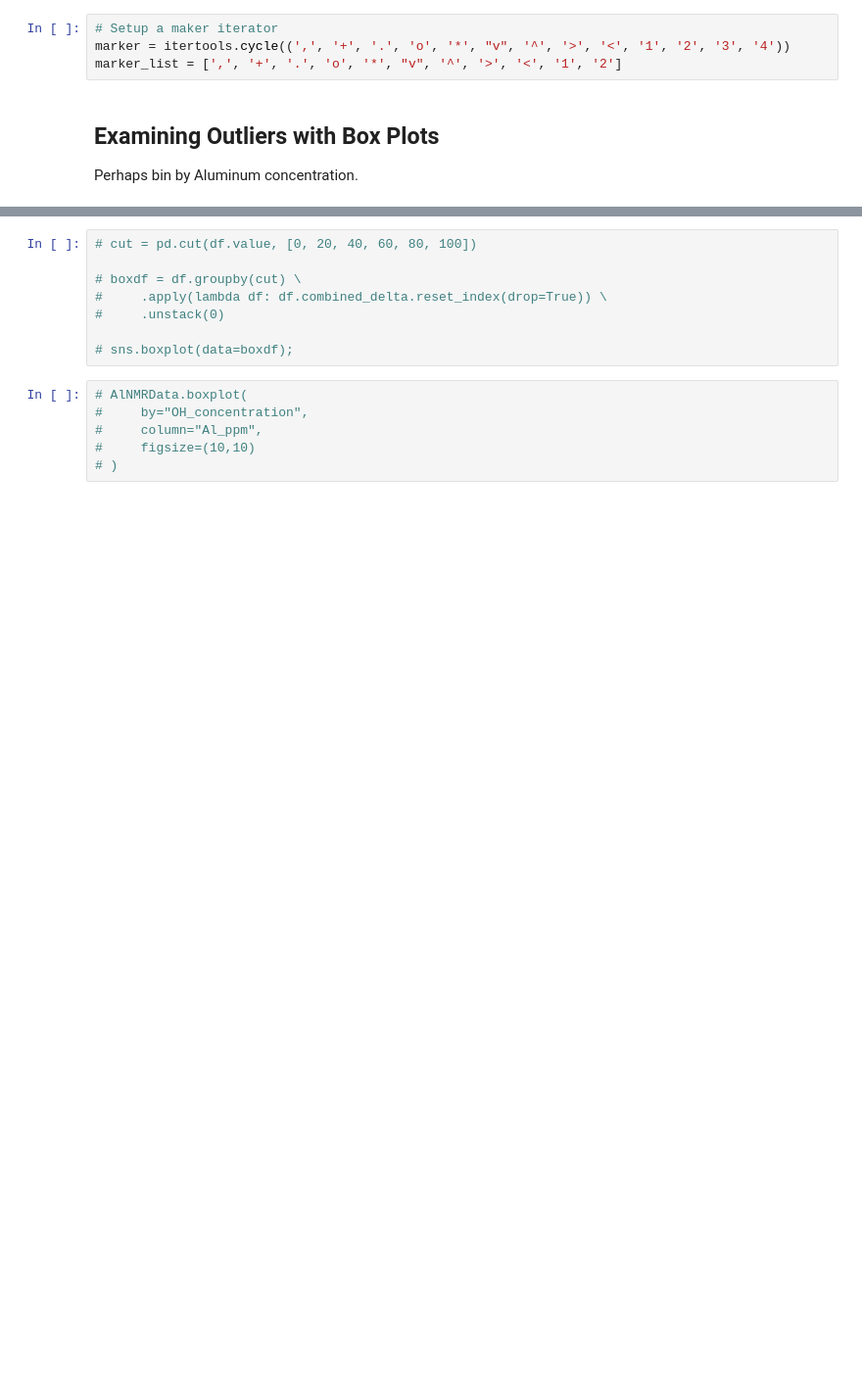
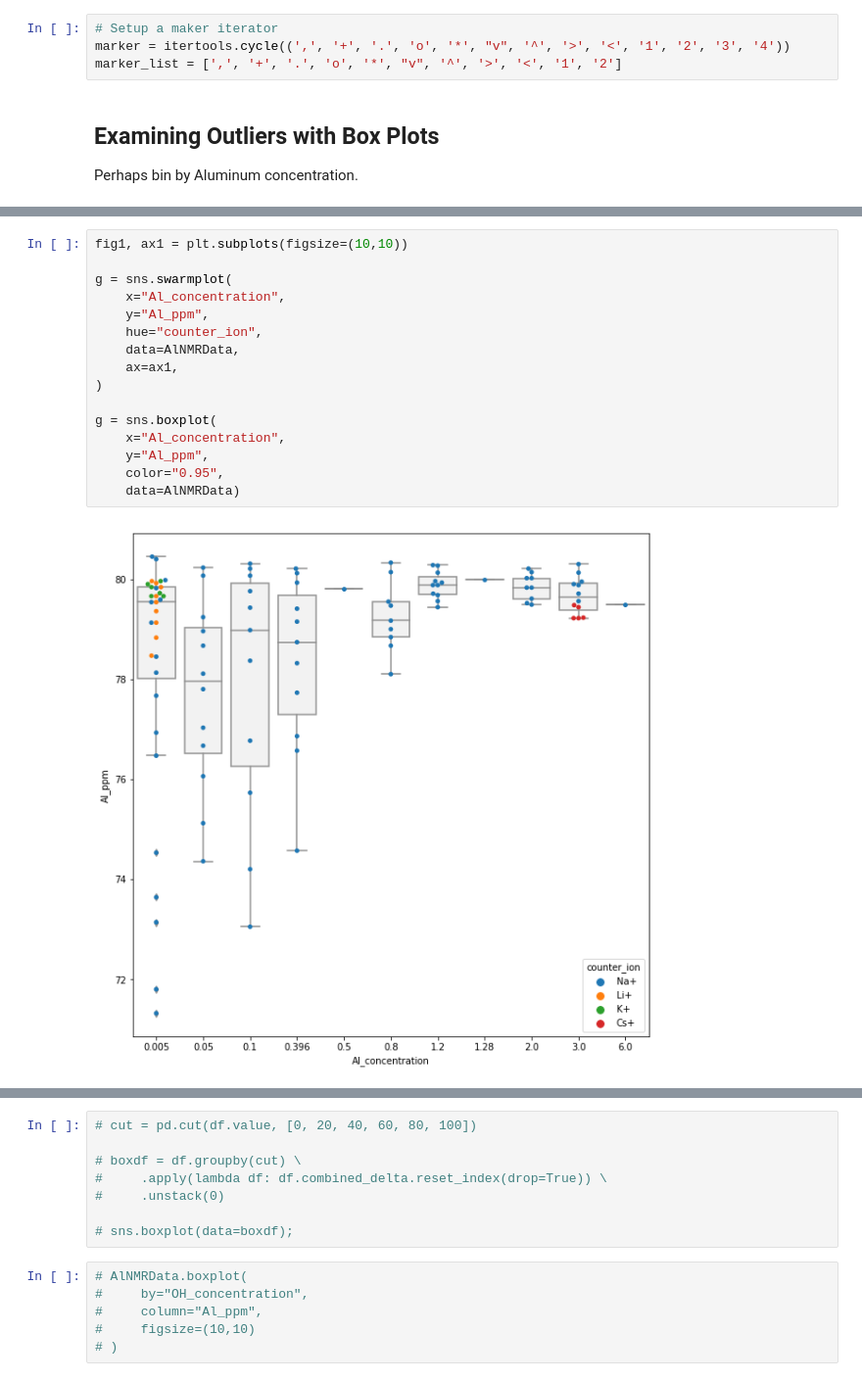
Before and after one commit to biggstd/pyluminate, a Jupyter notebook: notebooks/Al Review Figures.ipynb, the cells around one changed output, grey strips where cells are left out. Shown at 98% size. Drawn from its saved outputs; the diff is of its cells as text; blank space fills up the shorter version.

```diff
--- a/notebooks/Al Review Figures.ipynb
+++ b/notebooks/Al Review Figures.ipynb
@@ -105,0 +110,18 @@ AlNMRData.boxplot(
+# %%
+fig1, ax1 = plt.subplots(figsize=(10,10))
+
+g = sns.swarmplot(
+    x="Al_concentration",
+    y="Al_ppm",
+    hue="counter_ion",
+    data=AlNMRData,
+    ax=ax1,
+)
+
+g = sns.boxplot(
+    x="Al_concentration",
+    y="Al_ppm",
+    color="0.95",
+    data=AlNMRData)
+# %% [output]
+[figure, added]
```
Also changed, not shown: parts of 25 cells of this notebook.
